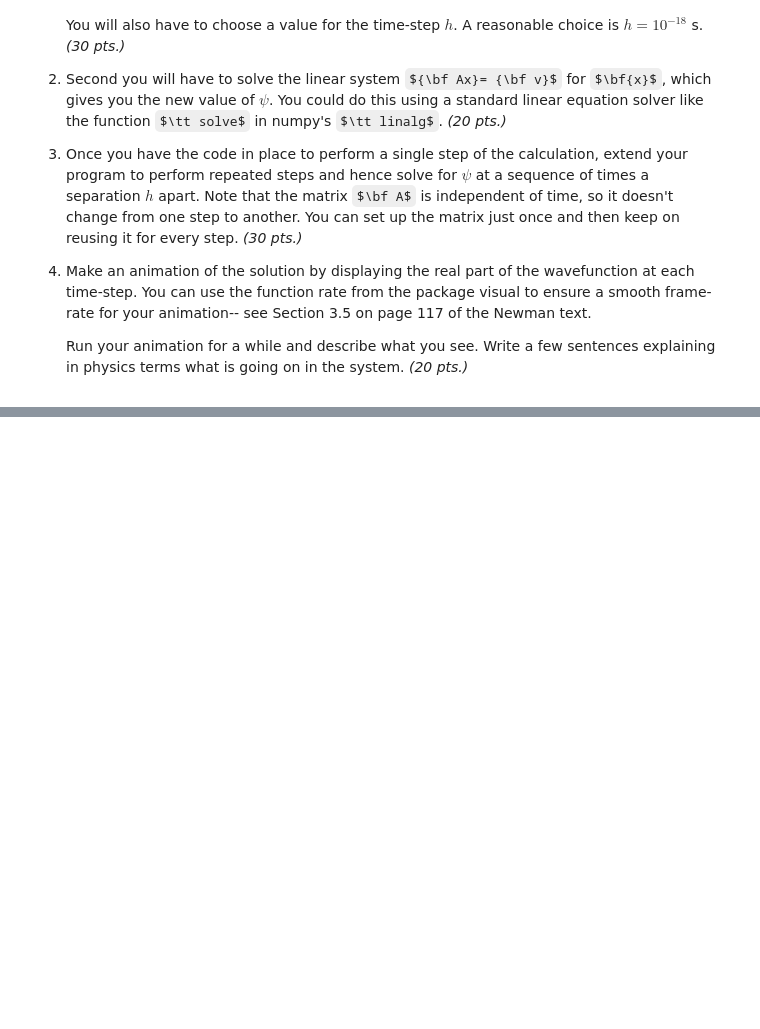
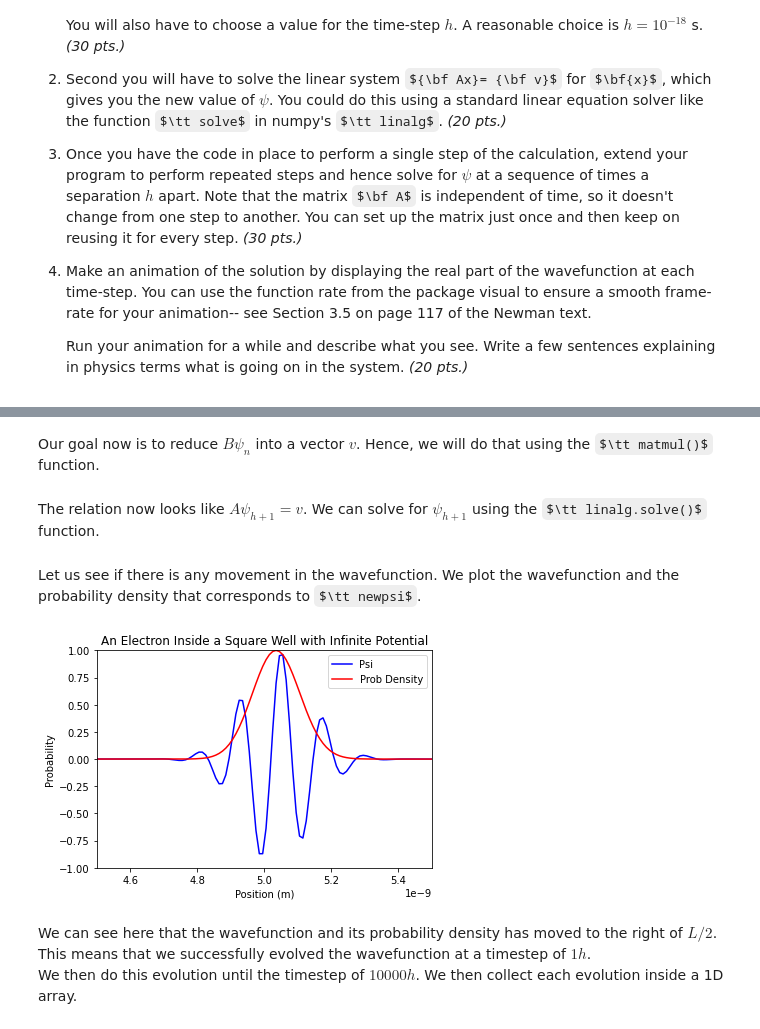
Before and after one commit to thoresol/App-Physics-155, a Jupyter notebook: Partial Differential Equations/lab_assignment_module5_Soldevilla.ipynb, the cells around one changed output, grey strips where cells are left out. Cells and saved outputs as stored; diff of their text form; code cells hidden in the pictures; some formulas as TeX source; blank space fills up the shorter version.

```diff
--- a/Partial Differential Equations/lab_assignment_module5_Soldevilla.ipynb
+++ b/Partial Differential Equations/lab_assignment_module5_Soldevilla.ipynb
@@ -111,12 +88,0 @@ print(A)
-# %%
-for i in range(0,N):
-    B[i][i]=b1
-    B[i][i+1]=b2
-    B[i+1][i]=b2
-    B[i+1][i+1]=b1
-    A[i][i]=a1
-    A[i][i+1]=a2
-    A[i+1][i]=a2
-    A[i+1][i+1]=a1
-print(A)
-print(B)
@@ -217,0 +154,5 @@ ani2.save('animation_drawing1.gif', writer=PillowWriter(fps=30), dpi=300)
+# %%
+B = np.zeros((N,N), complex)
+print(B)
+b1 = 1 - h*(1j*hbar)/(2*m*a**2)
+b2 = h*(1j*hbar)/(4*m*a**2)
@@ -217,0 +169,5 @@ ani2.save('animation_drawing1.gif', writer=PillowWriter(fps=30), dpi=300)
+# %%
+A = np.zeros((N,N), complex)
+a1 = 1 + h*(1j*hbar)/(2*m*a**2)
+a2 = -h*(1j*hbar)/(4*m*a**2)
+print(A)
@@ -217,0 +184,12 @@ ani2.save('animation_drawing1.gif', writer=PillowWriter(fps=30), dpi=300)
+# %%
+for i in range(0,N-1):
+    B[i][i]=b1
+    B[i][i+1]=b2
+    B[i+1][i]=b2
+    B[i+1][i+1]=b1
+    A[i][i]=a1
+    A[i][i+1]=a2
+    A[i+1][i]=a2
+    A[i+1][i+1]=a1
+print(A)
+print(B)
@@ -217,0 +214,2 @@ ani2.save('animation_drawing1.gif', writer=PillowWriter(fps=30), dpi=300)
+# %% [markdown]
+Our goal now is to reduce $B\psi_{n}$ into a vector $v$. Hence, we will do that using the $\tt matmul()$ function.
@@ -217,0 +218,2 @@ ani2.save('animation_drawing1.gif', writer=PillowWriter(fps=30), dpi=300)
+# %% [markdown]
+The relation now looks like $A\psi_{h+1}=v$. We can solve for $\psi_{h+1}$ using the $\tt linalg.solve()$ function.
@@ -217,0 +222,17 @@ ani2.save('animation_drawing1.gif', writer=PillowWriter(fps=30), dpi=300)
+# %% [markdown]
+Let us see if there is any movement in the wavefunction.  We plot the wavefunction and the probability density that corresponds to $\tt newpsi$.
+# %%
+plt.plot(x_pos, new_psi, color='blue', label='Psi')
+plt.plot(x_pos, new_psi*np.conj(new_psi), color='red', label='Prob Density')
+plt.xlim(45*L/100,55*L/100)
+plt.ylim(-1,1)
+plt.title('An Electron Inside a Square Well with Infinite Potential')
+plt.xlabel('Position (m)')
+plt.ylabel('Probability')
+plt.legend()
+plt.show()
+# %% [output]
+[figure, added]
+# %% [markdown]
+We can see here that the wavefunction and its probability density has moved to the right of $L/2$. This means that we successfully evolved the wavefunction at a timestep of $1h$. \
+We then do this evolution until the timestep of $10000h$. We then collect each evolution inside a 1D array.
```
Also changed, not shown: parts of 54 cells of this notebook, 1 other file.
